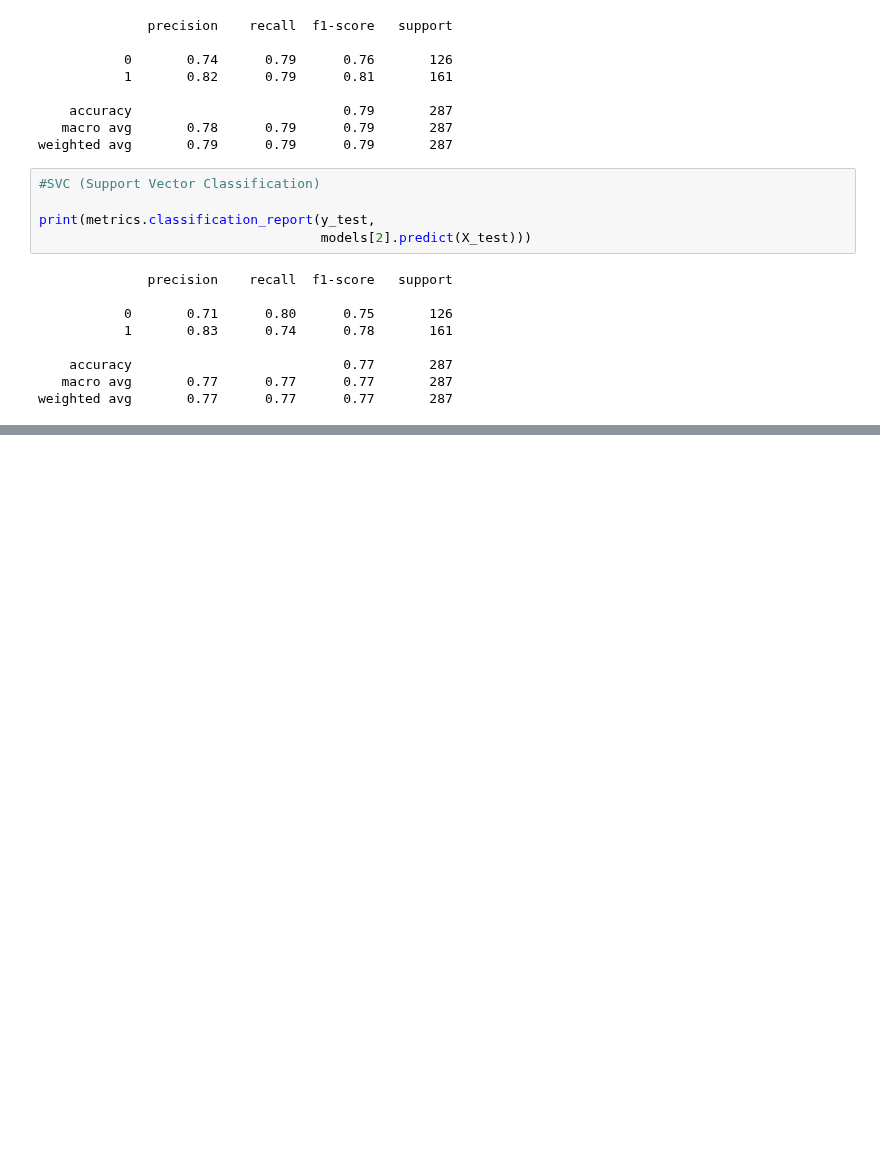
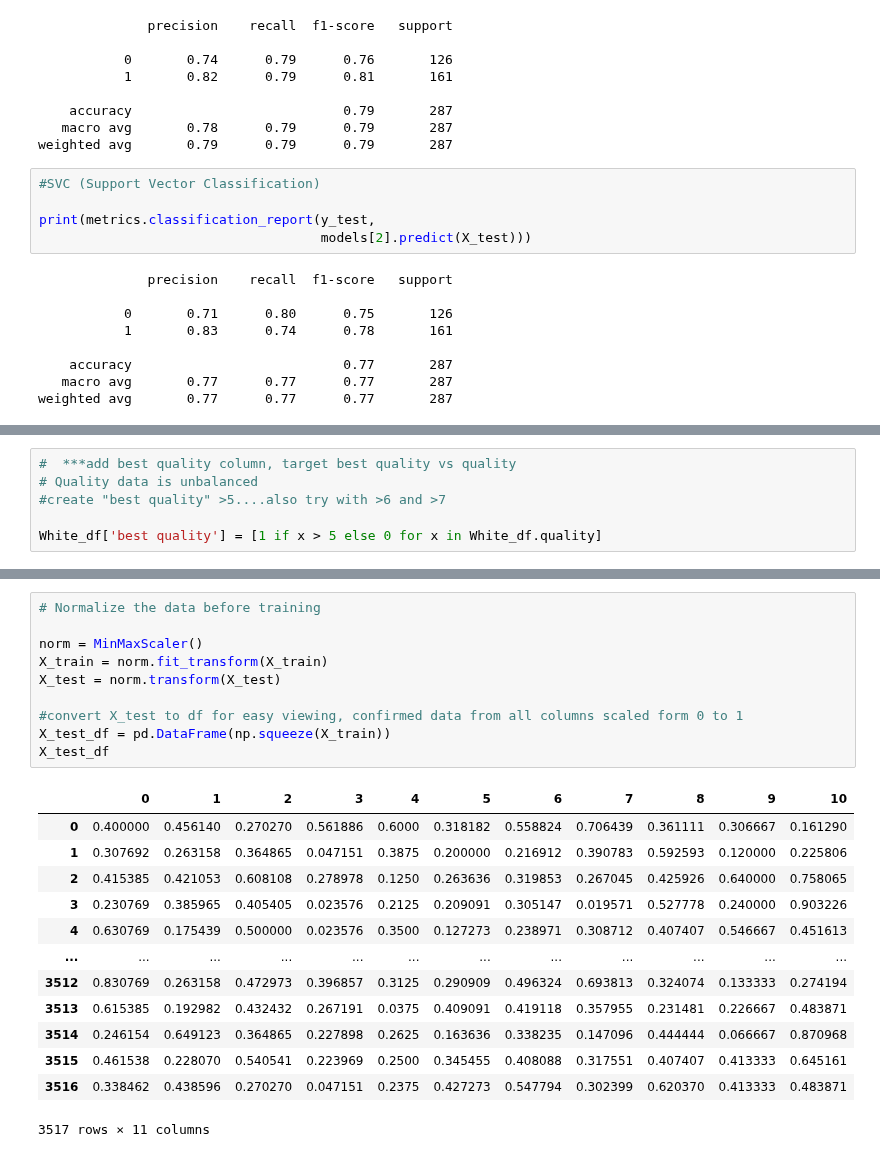
Before and after one commit to nmdollhopf/team1_wine_project, a Jupyter notebook: Wine_ML.ipynb, the cells around one changed output, grey strips where cells are left out. Cells and saved outputs as stored; diff of their text form; blank space fills up the shorter version.

```diff
--- a/Wine_ML.ipynb
+++ b/Wine_ML.ipynb
@@ -238,0 +280,6 @@ weighted avg       0.77      0.77      0.77       287
+# %%
+#  ***add best quality column, target best quality vs quality
+# Quality data is unbalanced
+#create "best quality" >5....also try with >6 and >7
+
+White_df['best quality'] = [1 if x > 5 else 0 for x in White_df.quality]
@@ -238,0 +297,24 @@ weighted avg       0.77      0.77      0.77       287
+# %%
+# Normalize the data before training
+
+norm = MinMaxScaler()
+X_train = norm.fit_transform(X_train)
+X_test = norm.transform(X_test)
+
+#convert X_test to df for easy viewing, confirmed data from all columns scaled form 0 to 1
+X_test_df = pd.DataFrame(np.squeeze(X_train))
+X_test_df
+# %% [output]
+|  | 0 | 1 | 2 | 3 | 4 | 5 | 6 | 7 | 8 | 9 | 10 |
+| 0 | 0.400000 | 0.456140 | 0.270270 | 0.561886 | 0.6000 | 0.318182 | 0.558824 | 0.706439 | 0.361111 | 0.306667 | 0.161290 |
+| 1 | 0.307692 | 0.263158 | 0.364865 | 0.047151 | 0.3875 | 0.200000 | 0.216912 | 0.390783 | 0.592593 | 0.120000 | 0.225806 |
+| 2 | 0.415385 | 0.421053 | 0.608108 | 0.278978 | 0.1250 | 0.263636 | 0.319853 | 0.267045 | 0.425926 | 0.640000 | 0.758065 |
+| 3 | 0.230769 | 0.385965 | 0.405405 | 0.023576 | 0.2125 | 0.209091 | 0.305147 | 0.019571 | 0.527778 | 0.240000 | 0.903226 |
+| 4 | 0.630769 | 0.175439 | 0.500000 | 0.023576 | 0.3500 | 0.127273 | 0.238971 | 0.308712 | 0.407407 | 0.546667 | 0.451613 |
+| ... | ... | ... | ... | ... | ... | ... | ... | ... | ... | ... | ... |
+| 3512 | 0.830769 | 0.263158 | 0.472973 | 0.396857 | 0.3125 | 0.290909 | 0.496324 | 0.693813 | 0.324074 | 0.133333 | 0.274194 |
+| 3513 | 0.615385 | 0.192982 | 0.432432 | 0.267191 | 0.0375 | 0.409091 | 0.419118 | 0.357955 | 0.231481 | 0.226667 | 0.483871 |
+| 3514 | 0.246154 | 0.649123 | 0.364865 | 0.227898 | 0.2625 | 0.163636 | 0.338235 | 0.147096 | 0.444444 | 0.066667 | 0.870968 |
+| 3515 | 0.461538 | 0.228070 | 0.540541 | 0.223969 | 0.2500 | 0.345455 | 0.408088 | 0.317551 | 0.407407 | 0.413333 | 0.645161 |
+| 3516 | 0.338462 | 0.438596 | 0.270270 | 0.047151 | 0.2375 | 0.427273 | 0.547794 | 0.302399 | 0.620370 | 0.413333 | 0.483871 |
+3517 rows × 11 columns
```
Also changed, not shown: parts of 14 cells of this notebook.
